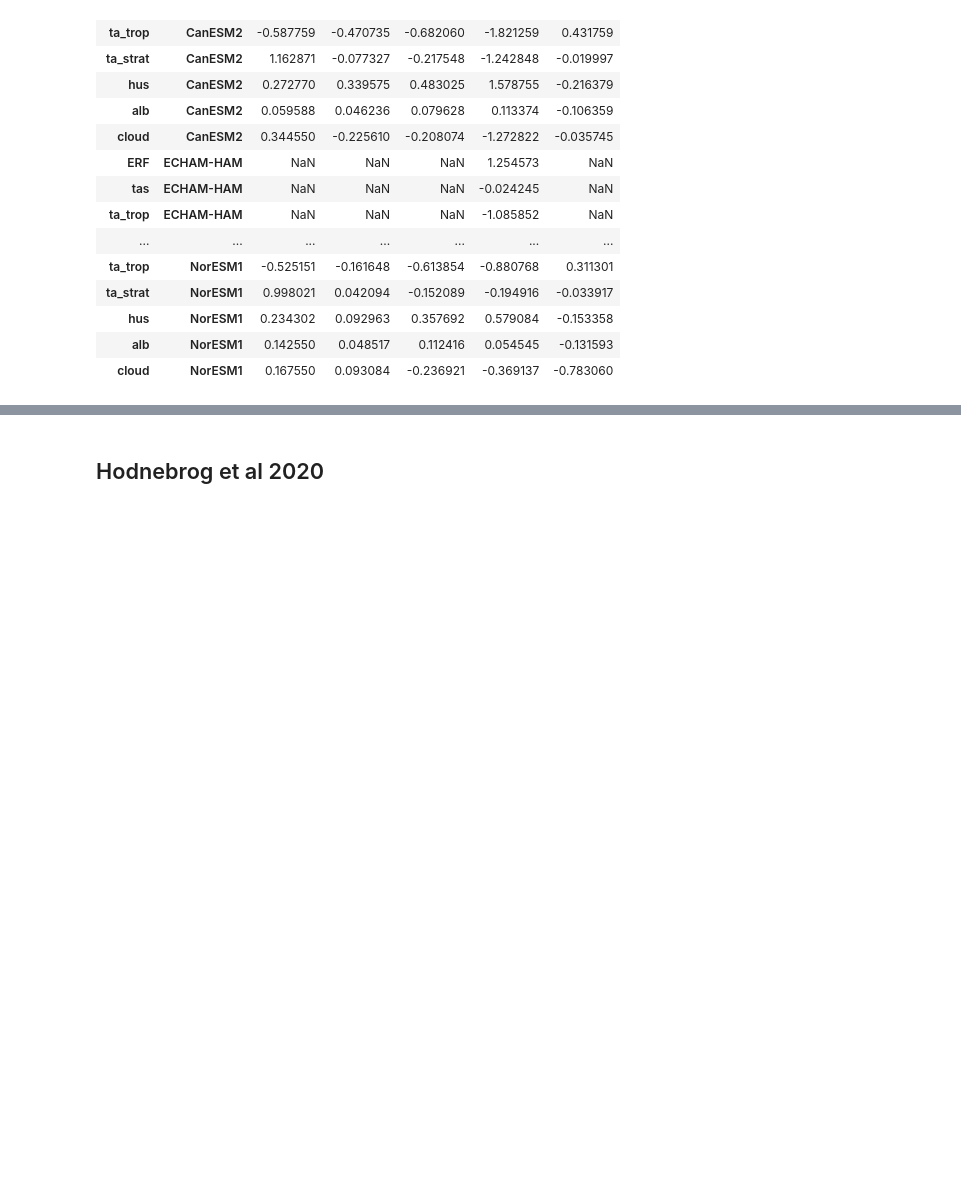
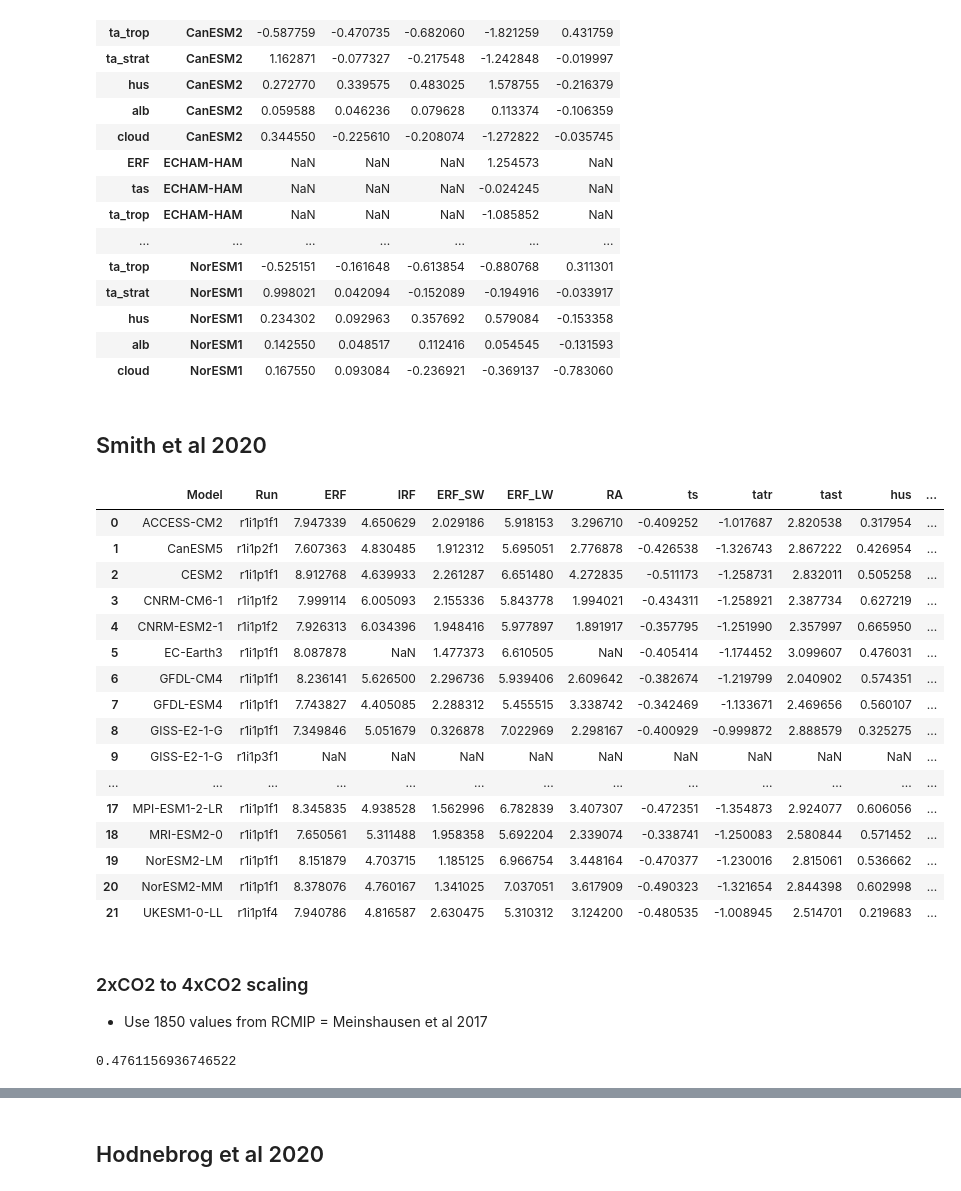
Before and after one commit to chrisroadmap/ar6, a Jupyter notebook: notebooks/270_chapter7_fig7.4.ipynb, the cells around one changed output, grey strips where cells are left out. Saved outputs shown, nothing was run; the diff lists cells and outputs as text; code cells hidden in the pictures; blank space fills up the shorter version.

```diff
--- a/notebooks/270_chapter7_fig7.4.ipynb
+++ b/notebooks/270_chapter7_fig7.4.ipynb
@@ -152,3 +153,30 @@ adjustments_df
 | hus | NorESM1 | 0.234302 | 0.092963 | 0.357692 | 0.579084 | -0.153358 |
 | alb | NorESM1 | 0.142550 | 0.048517 | 0.112416 | 0.054545 | -0.131593 |
 | cloud | NorESM1 | 0.167550 | 0.093084 | -0.236921 | -0.369137 | -0.783060 |
+# %% [markdown]
+## Smith et al 2020
+# %%
+adjustments_smith20_df = pd.read_csv('../data_input/Smith_et_al_ACP_2020/ERF_IRF_RA_4xCO2.csv')
+adjustments_smith20_df
+# %% [output]
+|  | Model | Run | ERF | IRF | ERF_SW | ERF_LW | RA | ts | tatr | tast | hus | ... |
+| 0 | ACCESS-CM2 | r1i1p1f1 | 7.947339 | 4.650629 | 2.029186 | 5.918153 | 3.296710 | -0.409252 | -1.017687 | 2.820538 | 0.317954 | ... |
+| 1 | CanESM5 | r1i1p2f1 | 7.607363 | 4.830485 | 1.912312 | 5.695051 | 2.776878 | -0.426538 | -1.326743 | 2.867222 | 0.426954 | ... |
+| 2 | CESM2 | r1i1p1f1 | 8.912768 | 4.639933 | 2.261287 | 6.651480 | 4.272835 | -0.511173 | -1.258731 | 2.832011 | 0.505258 | ... |
+| 3 | CNRM-CM6-1 | r1i1p1f2 | 7.999114 | 6.005093 | 2.155336 | 5.843778 | 1.994021 | -0.434311 | -1.258921 | 2.387734 | 0.627219 | ... |
+| 4 | CNRM-ESM2-1 | r1i1p1f2 | 7.926313 | 6.034396 | 1.948416 | 5.977897 | 1.891917 | -0.357795 | -1.251990 | 2.357997 | 0.665950 | ... |
+| 5 | EC-Earth3 | r1i1p1f1 | 8.087878 | NaN | 1.477373 | 6.610505 | NaN | -0.405414 | -1.174452 | 3.099607 | 0.476031 | ... |
+| 6 | GFDL-CM4 | r1i1p1f1 | 8.236141 | 5.626500 | 2.296736 | 5.939406 | 2.609642 | -0.382674 | -1.219799 | 2.040902 | 0.574351 | ... |
+| 7 | GFDL-ESM4 | r1i1p1f1 | 7.743827 | 4.405085 | 2.288312 | 5.455515 | 3.338742 | -0.342469 | -1.133671 | 2.469656 | 0.560107 | ... |
+| 8 | GISS-E2-1-G | r1i1p1f1 | 7.349846 | 5.051679 | 0.326878 | 7.022969 | 2.298167 | -0.400929 | -0.999872 | 2.888579 | 0.325275 | ... |
+| 9 | GISS-E2-1-G | r1i1p3f1 | NaN | NaN | NaN | NaN | NaN | NaN | NaN | NaN | NaN | ... |
+| ... | ... | ... | ... | ... | ... | ... | ... | ... | ... | ... | ... | ... |
+| 17 | MPI-ESM1-2-LR | r1i1p1f1 | 8.345835 | 4.938528 | 1.562996 | 6.782839 | 3.407307 | -0.472351 | -1.354873 | 2.924077 | 0.606056 | ... |
+| 18 | MRI-ESM2-0 | r1i1p1f1 | 7.650561 | 5.311488 | 1.958358 | 5.692204 | 2.339074 | -0.338741 | -1.250083 | 2.580844 | 0.571452 | ... |
+| 19 | NorESM2-LM | r1i1p1f1 | 8.151879 | 4.703715 | 1.185125 | 6.966754 | 3.448164 | -0.470377 | -1.230016 | 2.815061 | 0.536662 | ... |
+| 20 | NorESM2-MM | r1i1p1f1 | 8.378076 | 4.760167 | 1.341025 | 7.037051 | 3.617909 | -0.490323 | -1.321654 | 2.844398 | 0.602998 | ... |
+| 21 | UKESM1-0-LL | r1i1p1f4 | 7.940786 | 4.816587 | 2.630475 | 5.310312 | 3.124200 | -0.480535 | -1.008945 | 2.514701 | 0.219683 | ... |
+# %% [markdown]
+### 2xCO2 to 4xCO2 scaling
+
+- Use 1850 values from RCMIP = Meinshausen et al 2017
@@ -154,0 +192,7 @@ adjustments_df
+# %%
+m4x = meinshausen(np.array([4*pi_conc['CO2'], pi_conc['CH4'], pi_conc['N2O']]), Cpi=np.array([pi_conc['CO2'], pi_conc['CH4'], pi_conc['N2O']]), scale_F2x=False)
+m2x = meinshausen(np.array([2*pi_conc['CO2'], pi_conc['CH4'], pi_conc['N2O']]), Cpi=np.array([pi_conc['CO2'], pi_conc['CH4'], pi_conc['N2O']]), scale_F2x=False)
+detune = m2x[0]/m4x[0]
+print(detune)
+# %% [output]
+0.4761156936746522
```
Also changed, not shown: parts of 3 cells of this notebook, 10 other files.
